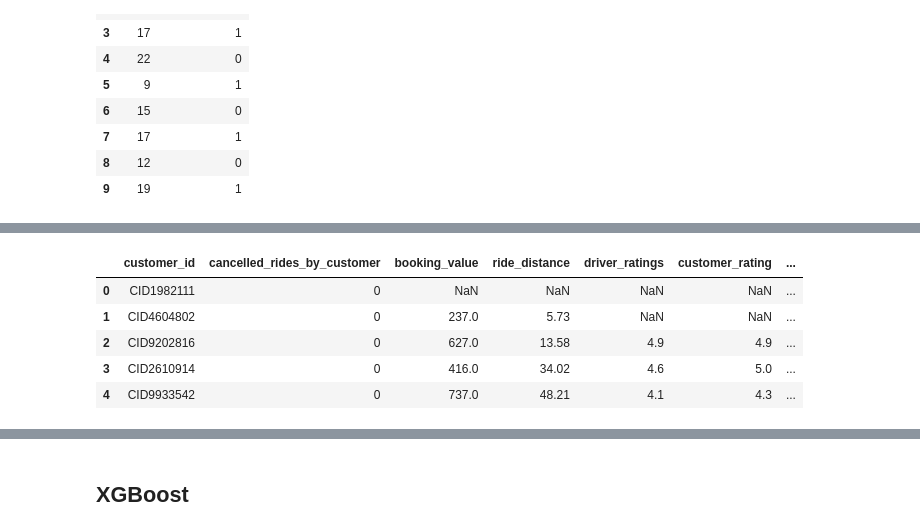
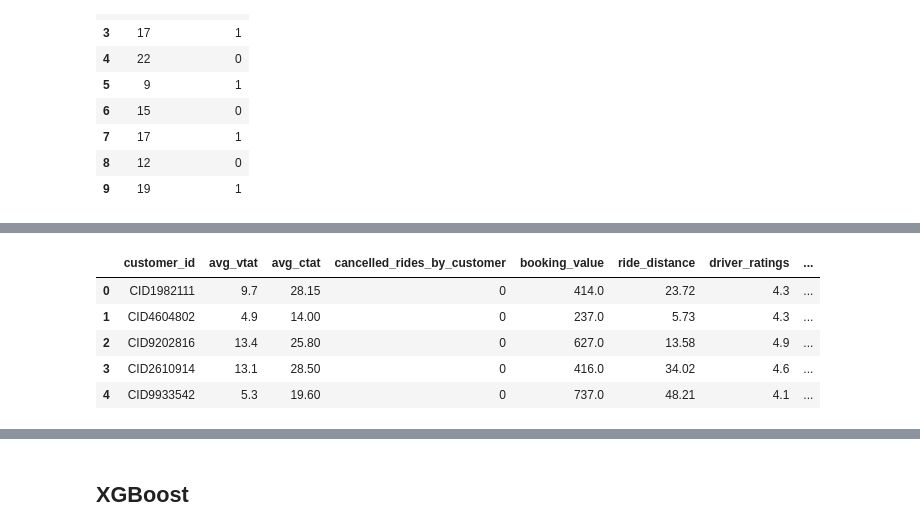
Before and after one commit to Shublytics/uber-ride-cancellation-prediction, a Jupyter notebook: Uber_rides_cancellation_pred.ipynb, the cells around one changed output, grey strips where cells are left out. Saved outputs shown, nothing was run; the diff lists cells and outputs as text; code cells hidden in the pictures.

```diff
--- a/Uber_rides_cancellation_pred.ipynb
+++ b/Uber_rides_cancellation_pred.ipynb
@@ -560,7 +607,7 @@ Enhance predictive power with derived features such as:
 # %%
 # Define peak hours: 7-10 AM and 5-8 PM
-df['is_peak_hour'] = df['hour'].apply(lambda x: 1 if (7 <= x <= 10) or (17 <= x <= 20) else 0)
-df[['hour','is_peak_hour']].head(10)
+df1['is_peak_hour'] = df1['hour'].apply(lambda x: 1 if (7 <= x <= 10) or (17 <= x <= 20) else 0)
+df1[['hour','is_peak_hour']].head(10)
 # %% [output]
 |  | hour | is_peak_hour |
 | 0 | 12 | 0 |
@@ -590,7 +633,0 @@ df1.head()
-# %%
-# check for NaNs in payment_method
-# mode
-
-df1['payment_method'] = df1['payment_method'].fillna('Unknown')
-df1 = pd.get_dummies(df1, columns=['payment_method'], drop_first=True)
-df1.head()
@@ -604,19 +634,18 @@ df1.head()
 # %%
-# Encoding Top 10 Pickup Locations by occurrence & customer cancellation
-top_pickups = df1['pickup_location'].value_counts().nlargest(10).index
-top_pickups_cus_canc = df1[df1['cancelled_rides_by_customer'] == 1]['pickup_location'].value_counts().nlargest(10).index
-df1['pickup_encoded'] = df1['pickup_location'].apply(lambda x: x if x in top_pickups else 'Other')
-df1['pickup_encoded_cus_canc'] = df1['pickup_location'].apply(lambda x: x if x in top_pickups_cus_canc else 'Other')
-df1 = pd.get_dummies(df1, columns=['pickup_encoded'], prefix='pickup', drop_first=True)
-df1 = pd.get_dummies(df1, columns=['pickup_encoded_cus_canc'], prefix='pickup_cus_canc', drop_first=True)
+# Encoding top 10 pickup and drop locations and creating dummies
 
-# Encoding Top 10 Drop Locations by occurrence & customer cancellation
-top_drops = df1['drop_location'].value_counts().nlargest(10).index
-top_drops_cus_canc = df1[df1['cancelled_rides_by_customer'] == 1]['drop_location'].value_counts().nlargest(10).index
-df1['drop_encoded'] = df1['drop_location'].apply(lambda x: x if x in top_drops else 'Other')
-df1['drop_encoded_cus_canc'] = df1['drop_location'].apply(lambda x: x if x in top_drops_cus_canc else 'Other')
-df1 = pd.get_dummies(df1, columns=['drop_encoded'], prefix='drop', drop_first=True)
-df1 = pd.get_dummies(df1, columns=['drop_encoded_cus_canc'], prefix='drop_cus_canc', drop_first=True)
+for col, prefix in [('pickup_location', 'pickup'), ('drop_location', 'drop')]:
+    # Top 10 overall and top 10 for customer cancellations
+    top = df1[col].value_counts().nlargest(10).index
+    top_canc = df1.loc[df1['cancelled_rides_by_customer']==1, col].value_counts().nlargest(10).index
+
+    # Encode top locations, others as 'Other'
+    df1[f'{col}_encoded'] = df1[col].where(df1[col].isin(top), 'Other')
+    df1[f'{col}_encoded_cus_canc'] = df1[col].where(df1[col].isin(top_canc), 'Other')
+
+    # Create dummy variables
+    df1 = pd.get_dummies(df1, columns=[f'{col}_encoded', f'{col}_encoded_cus_canc'], prefix=[prefix, f'{prefix}_cus_canc'], drop_first=True)
+
 df1.head()
 # %% [output]
 |  | booking_id | booking_status | customer_id | pickup_location | drop_location | avg_vtat | avg_ctat | ... |
@@ -628,12 +657,12 @@ df1.head()
 # %%
-df1 = df1.drop(['booking_id', 'booking_status', 'pickup_location', 'drop_location', 'reason_for_cancelling_by_customer', 'driver_cancellation_reason',
-                'cancelled_rides_by_driver', 'incomplete_rides', 'incomplete_rides_reason',
-                'datetime', 'avg_vtat', 'avg_ctat'], axis=1)
+# Drop unnecessary columns
+df1 = df1.drop(['booking_id', 'booking_status', 'pickup_location', 'drop_location', 'reason_for_cancelling_by_customer',
+                'driver_cancellation_reason', 'cancelled_rides_by_driver', 'incomplete_rides', 'incomplete_rides_reason', 'datetime'], axis=1)
 df1.head()
 # %% [output]
-|  | customer_id | cancelled_rides_by_customer | booking_value | ride_distance | driver_ratings | customer_rating | ... |
-| 0 | CID1982111 | 0 | NaN | NaN | NaN | NaN | ... |
-| 1 | CID4604802 | 0 | 237.0 | 5.73 | NaN | NaN | ... |
-| 2 | CID9202816 | 0 | 627.0 | 13.58 | 4.9 | 4.9 | ... |
-| 3 | CID2610914 | 0 | 416.0 | 34.02 | 4.6 | 5.0 | ... |
-| 4 | CID9933542 | 0 | 737.0 | 48.21 | 4.1 | 4.3 | ... |
+|  | customer_id | avg_vtat | avg_ctat | cancelled_rides_by_customer | booking_value | ride_distance | driver_ratings | ... |
+| 0 | CID1982111 | 9.7 | 28.15 | 0 | 414.0 | 23.72 | 4.3 | ... |
+| 1 | CID4604802 | 4.9 | 14.00 | 0 | 237.0 | 5.73 | 4.3 | ... |
+| 2 | CID9202816 | 13.4 | 25.80 | 0 | 627.0 | 13.58 | 4.9 | ... |
+| 3 | CID2610914 | 13.1 | 28.50 | 0 | 416.0 | 34.02 | 4.6 | ... |
+| 4 | CID9933542 | 5.3 | 19.60 | 0 | 737.0 | 48.21 | 4.1 | ... |
```
Also changed, not shown: parts of 68 cells of this notebook.
